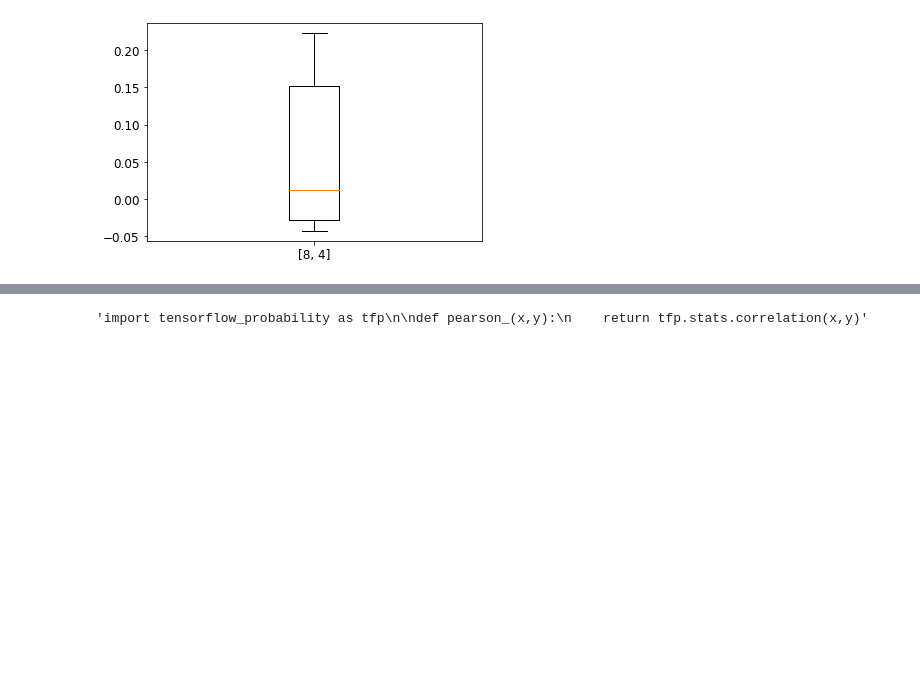
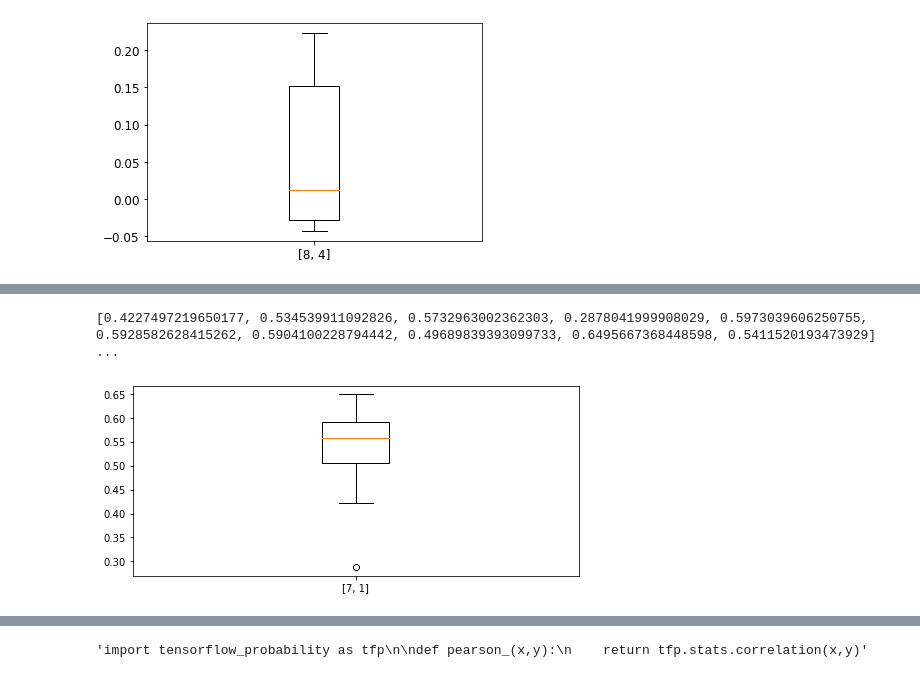
Before and after one commit to d-jus/tf_pipeline, a Jupyter notebook: SSN CRF - p & CRF - m.ipynb, the cells around one changed output, grey strips where cells are left out. Saved outputs shown, nothing was run; the diff lists cells and outputs as text; code cells hidden in the pictures; blank space fills up the shorter version.

```diff
--- a/SSN CRF - p & CRF - m.ipynb
+++ b/SSN CRF - p & CRF - m.ipynb
@@ -444,0 +446,14 @@ b.plot_box
+# %%
+"""Inicjalizacja: LeCuna
+Funkcja aktywacji: SELU
+Normalizacja: -
+Regularyzacja:
+Optymalizator: RMSProp; Nadam
+Harmonogram uczenia:"""
+c = num1(scalerMinMax,scalerMinMax_output,(data_p, CRFp))
+c.compute(X_train, y_train, epochs =300,
+                    validation_split = 0.2, shuffle = True, neurons_ = 7, function_ = "selu")
+c.plot_box
+# %% [output]
+[0.4227497219650177, 0.534539911092826, 0.5732963002362303, 0.2878041999908029, 0.5973039606250755, 0.5928582628415262, 0.5904100228794442, 0.49689839393099733, 0.6495667368448598, 0.5411520193473929] ...
+[figure, added]
```
Also changed, not shown: parts of 10 cells of this notebook, 1 other file.
